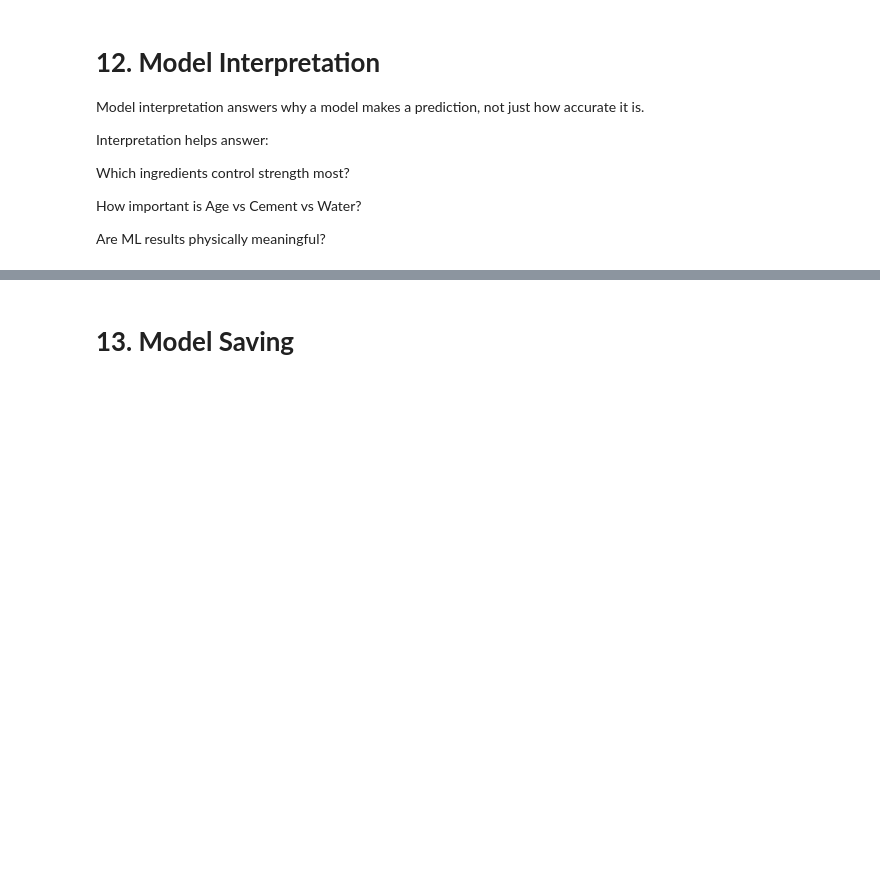
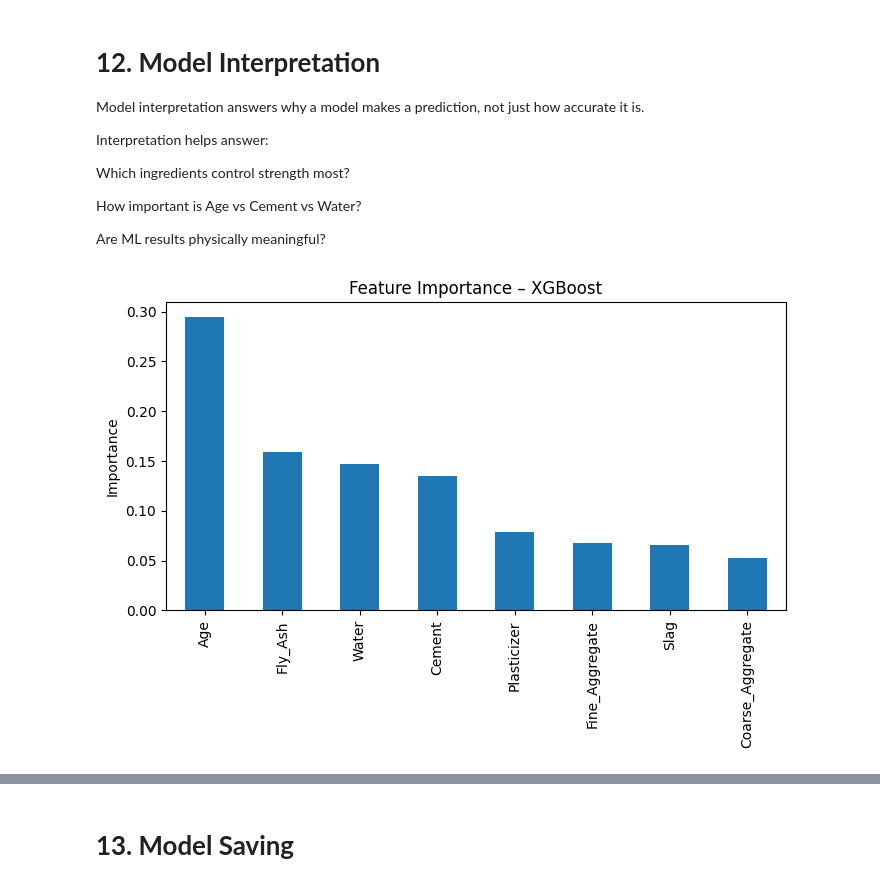
Before and after one commit to usmeda/Concrete-Strength-ML-SIT-FDP, a Jupyter notebook: Concrete_Strength_Prediction.ipynb, the cells around one changed output, grey strips where cells are left out. Drawn from its saved outputs; the diff is of its cells as text; code cells hidden in the pictures; blank space fills up the shorter version.

```diff
--- a/Concrete_Strength_Prediction.ipynb
+++ b/Concrete_Strength_Prediction.ipynb
@@ -842,39 +1002,46 @@ print(results_df)
 
 models = {
     "Linear Regression": Pipeline([
+        ("feature_engineering", feature_engineering_transformer),
         ("scaler", StandardScaler()),
         ("model", LinearRegression())
     ]),
 
     "SVR": Pipeline([
+        ("feature_engineering", feature_engineering_transformer),
         ("scaler", StandardScaler()),
         ("model", SVR(kernel="rbf"))
     ]),
 
     "ANN": Pipeline([
+        ("feature_engineering", feature_engineering_transformer),
         ("scaler", StandardScaler()),
         ("model", MLPRegressor(hidden_layer_sizes=(50,50),
                                max_iter=1000,
                                random_state=42))
     ]),
 
-    "Decision Tree": DecisionTreeRegressor(random_state=42),
+    "Decision Tree": Pipeline([
+            ("feature_engineering", feature_engineering_transformer),
+            ("model", DecisionTreeRegressor(random_state=42))
+        ]),
 
-    "Random Forest": RandomForestRegressor(
-        n_estimators=200, random_state=42
-    ),
+    "Random Forest": Pipeline([
+            ("feature_engineering", feature_engineering_transformer),
+            ("model", RandomForestRegressor(random_state=42))
+        ]),
 
-    "Gradient Boosting": GradientBoostingRegressor(random_state=42),
+    "Gradient Boosting": Pipeline([
+            ("feature_engineering", feature_engineering_transformer),
+            ("model", GradientBoostingRegressor(random_state=42))
+        ]),
 
-    "XGBoost": XGBRegressor(
-        n_estimators=300,
-        learning_rate=0.05,
-        max_depth=4,
-        subsample=0.8,
-        colsample_bytree=0.8,
-        random_state=42,
-        objective="reg:squarederror"
-    )
+    "XGBoost": Pipeline([
+            ("feature_engineering", feature_engineering_transformer),
+            ("model", XGBRegressor(
+                objective="reg:squarederror",
+                random_state=42))
+])
 }
 # %%
 # A. Cross-validated R² (Model Selection)
@@ -1322,17 +1814,19 @@ Are ML results physically meaningful?
 # %%
 # Feature Importance
 
 import matplotlib.pyplot as plt
 import pandas as pd
 
-importance = best_xgb.feature_importances_
+importance = tuned_models["XGBoost (Tuned)"].feature_importances_
 
 feat_imp = pd.Series(importance, index=X.columns).sort_values(ascending=False)
 
 feat_imp.plot(kind="bar", figsize=(8,4))
 plt.ylabel("Importance")
 plt.title("Feature Importance – XGBoost")
 plt.show()
+# %% [output]
+[figure, added]
 # %%
 # Permutation Importance
 
```
Also changed, not shown: parts of 35 cells of this notebook.
